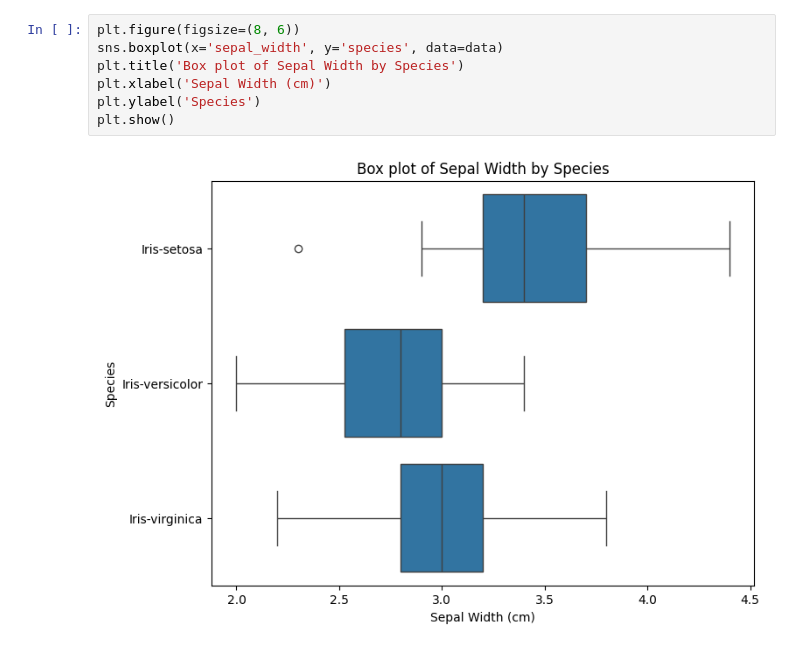
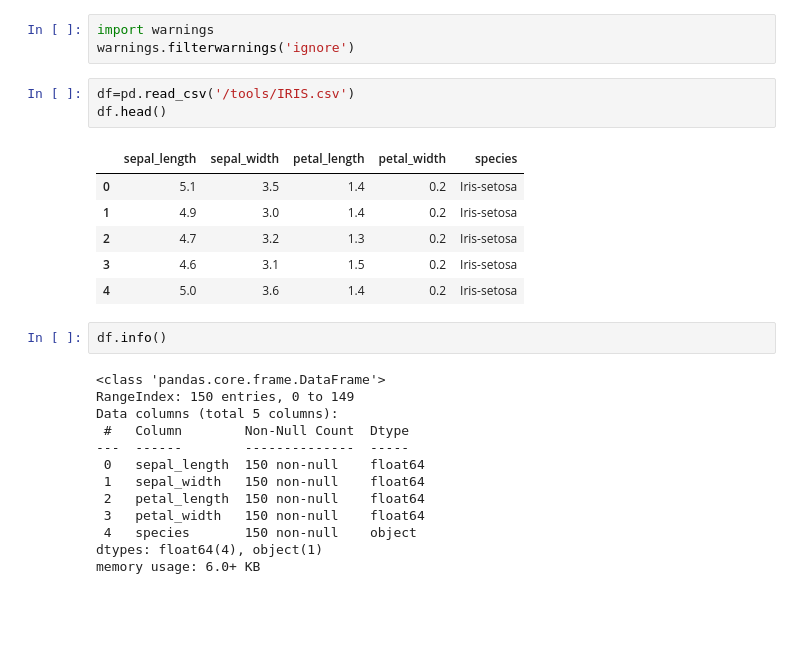
Before and after one commit to Kanna-Developer/ML-Task_1-Sairam, a Jupyter notebook: ML_task_1_sairam.ipynb, the cells around one changed output. Cells and saved outputs as stored; diff of their text form; blank space fills up the shorter version.

```diff
--- a/ML_task_1_sairam.ipynb
+++ b/ML_task_1_sairam.ipynb
@@ -52,9 +8,28 @@ plt.show()
-# %%
-plt.figure(figsize=(8, 6))
-sns.boxplot(x='sepal_width', y='species', data=data)
-plt.title('Box plot of Sepal Width by Species')
-plt.xlabel('Sepal Width (cm)')
-plt.ylabel('Species')
-plt.show()
-# %% [output]
-[figure, removed]
+# %%
+import warnings
+warnings.filterwarnings('ignore')
+# %%
+df=pd.read_csv('/tools/IRIS.csv')
+df.head()
+# %% [output]
+|  | sepal_length | sepal_width | petal_length | petal_width | species |
+| 0 | 5.1 | 3.5 | 1.4 | 0.2 | Iris-setosa |
+| 1 | 4.9 | 3.0 | 1.4 | 0.2 | Iris-setosa |
+| 2 | 4.7 | 3.2 | 1.3 | 0.2 | Iris-setosa |
+| 3 | 4.6 | 3.1 | 1.5 | 0.2 | Iris-setosa |
+| 4 | 5.0 | 3.6 | 1.4 | 0.2 | Iris-setosa |
+# %%
+df.info()
+# %% [output]
+<class 'pandas.core.frame.DataFrame'>
+RangeIndex: 150 entries, 0 to 149
+Data columns (total 5 columns):
+ #   Column        Non-Null Count  Dtype
+---  ------        --------------  -----
+ 0   sepal_length  150 non-null    float64
+ 1   sepal_width   150 non-null    float64
+ 2   petal_length  150 non-null    float64
+ 3   petal_width   150 non-null    float64
+ 4   species       150 non-null    object
+dtypes: float64(4), object(1)
+memory usage: 6.0+ KB
```
Also changed, not shown: parts of 20 cells of this notebook.
